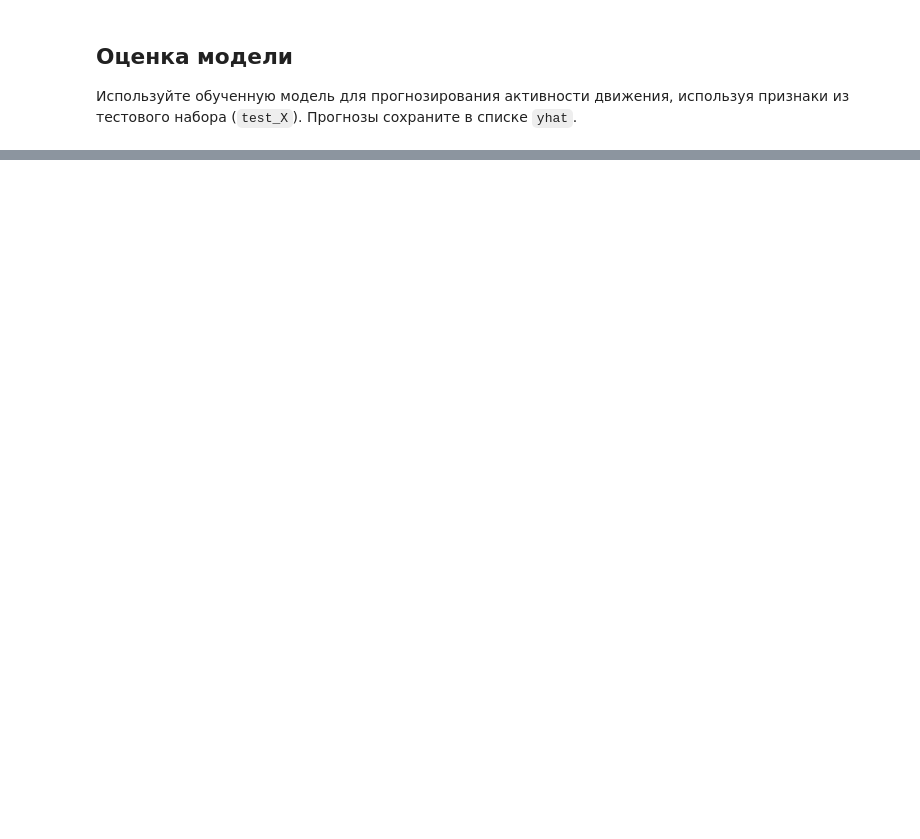
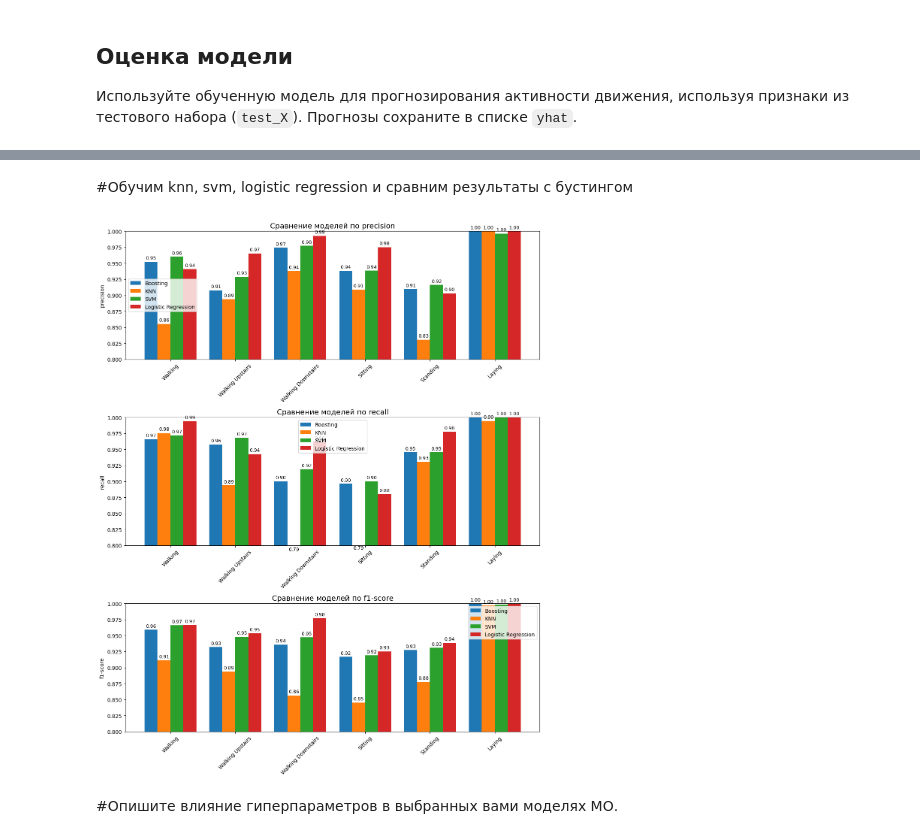
Before and after one commit to ilya-kkk/applied_ai, a Jupyter notebook: Практическая_работа_1__Классификация.ipynb, the cells around one changed output, grey strips where cells are left out. Saved outputs shown, nothing was run; the diff lists cells and outputs as text; code cells hidden in the pictures; blank space fills up the shorter version.

```diff
--- a/Практическая_работа_1__Классификация.ipynb
+++ b/Практическая_работа_1__Классификация.ipynb
@@ -67,11 +75,11 @@ df.head()
 * `test_y`: метки, используемые для проверки модели
 # %%
 def load_dataset(label_dict):
-    train_X = read_data('/data/notebook_files', 'train.csv').values[:,:-2]
-    train_y = read_data('/data/notebook_files', 'train.csv')['Activity']
+    train_X = read_data('/content', 'train.csv').values[:,:-2]
+    train_y = read_data('/content', 'train.csv')['Activity']
     train_y = train_y.map(label_dict).values
-    test_X = read_data('/data/notebook_files', 'test.csv').values[:,:-2]
-    test_y = read_data('/data/notebook_files', 'test.csv')
+    test_X = read_data('/content', 'test.csv').values[:,:-2]
+    test_y = read_data('/content', 'test.csv')
     test_y = test_y['Activity'].map(label_dict).values
     return(train_X, train_y, test_X, test_y)
 label_dict = {'WALKING':0, 'WALKING_UPSTAIRS':1, 'WALKING_DOWNSTAIRS':2, 'SITTING':3, 'STANDING':4, 'LAYING':5}
@@ -122,0 +217,3 @@ print(classification_report(test_y, yhat, target_names=target_names))
+# %% [markdown]
+
+#Обучим knn, svm, logistic regression и сравним результаты с бустингом
@@ -122,0 +251,67 @@ print(classification_report(test_y, yhat, target_names=target_names))
+# %%
+from sklearn.linear_model import LogisticRegression
+model_logr = LogisticRegression(
+    multi_class='multinomial',  # Использовать многоклассовую стратегию "мультиноциальную" (softmax), а не one-vs-rest
+    solver='lbfgs',              # Алгоритм оптимизации, подходит для небольших и средних датасетов и многоклассовой классификации
+    C=1.0,                       # Инверсная величина регуляризации: меньше C = сильнее регуляризация, выше C = слабее регуляризация
+    max_iter=500,                 # Максимальное число итераций для сходимости оптимизатора
+    random_state=42               # Фиксируем генератор случайных чисел для воспроизводимости результатов
+)
+
+model_logr.fit(train_X, train_y)
+yhat_logr = model_logr.predict(test_X)
+# %%
+import matplotlib.pyplot as plt
+import numpy as np
+from sklearn.metrics import classification_report
+
+# Список моделей и их предсказаний
+models = {
+    "Boosting": yhat,
+    "KNN": yhat_knn,
+    "SVM": yhat_svm,
+    "Logistic Regression": yhat_logr
+}
+
+target_names = ['Walking', 'Walking Upstairs', 'Walking Downstairs', 'Sitting', 'Standing', 'Laying']
+
+# Словарь для хранения метрик
+metrics = {model: {} for model in models}
+
+# Получаем precision, recall, f1-score для каждого класса
+for name, y_pred in models.items():
+    report = classification_report(test_y, y_pred, target_names=target_names, output_dict=True)
+    for cls in target_names:
+        metrics[name].setdefault("precision", []).append(report[cls]["precision"])
+        metrics[name].setdefault("recall", []).append(report[cls]["recall"])
+        metrics[name].setdefault("f1-score", []).append(report[cls]["f1-score"])
+
+# Построение графиков
+x = np.arange(len(target_names))  # позиции классов
+width = 0.2  # ширина столбцов
+
+fig, axes = plt.subplots(3, 1, figsize=(12, 15))
+metric_names = ["precision", "recall", "f1-score"]
+
+for i, metric_name in enumerate(metric_names):
+    ax = axes[i]
+    for j, (model_name, model_metrics) in enumerate(metrics.items()):
+        bars = ax.bar(x + j*width, model_metrics[metric_name], width, label=model_name)
+        # Добавляем метки значений над столбцами
+        for bar in bars:
+            height = bar.get_height()
+            ax.text(bar.get_x() + bar.get_width()/2, height + 0.002, f'{height:.2f}', ha='center', va='bottom', fontsize=9)
+
+    ax.set_title(f"Сравнение моделей по {metric_name}", fontsize=14)
+    ax.set_xticks(x + width * (len(models)-1)/2)
+    ax.set_xticklabels(target_names, rotation=45)
+    ax.set_ylim(0.8, 1.0)  # ограничение диапазона по Y
+    ax.set_ylabel(metric_name)
+    ax.legend()
+
+plt.tight_layout()
+plt.show()
+# %% [output]
+[figure, added]
+# %% [markdown]
+#Опишите влияние гиперпараметров в выбранных вами моделях МО.
```
Also changed, not shown: parts of 12 cells of this notebook.
